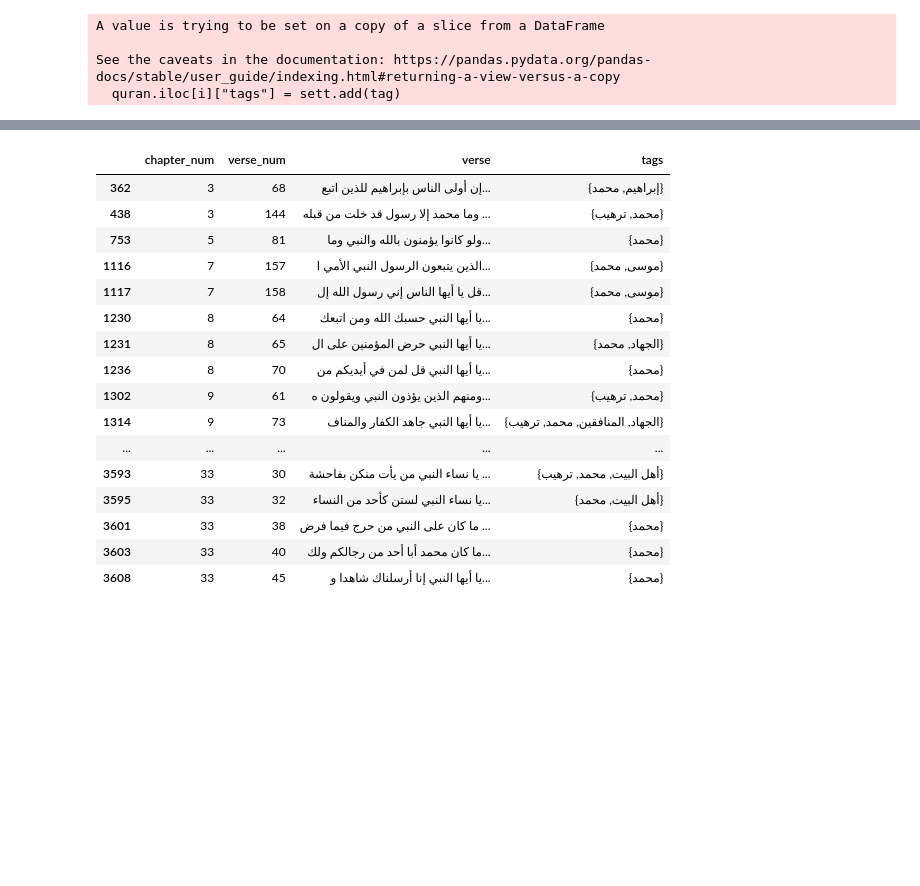
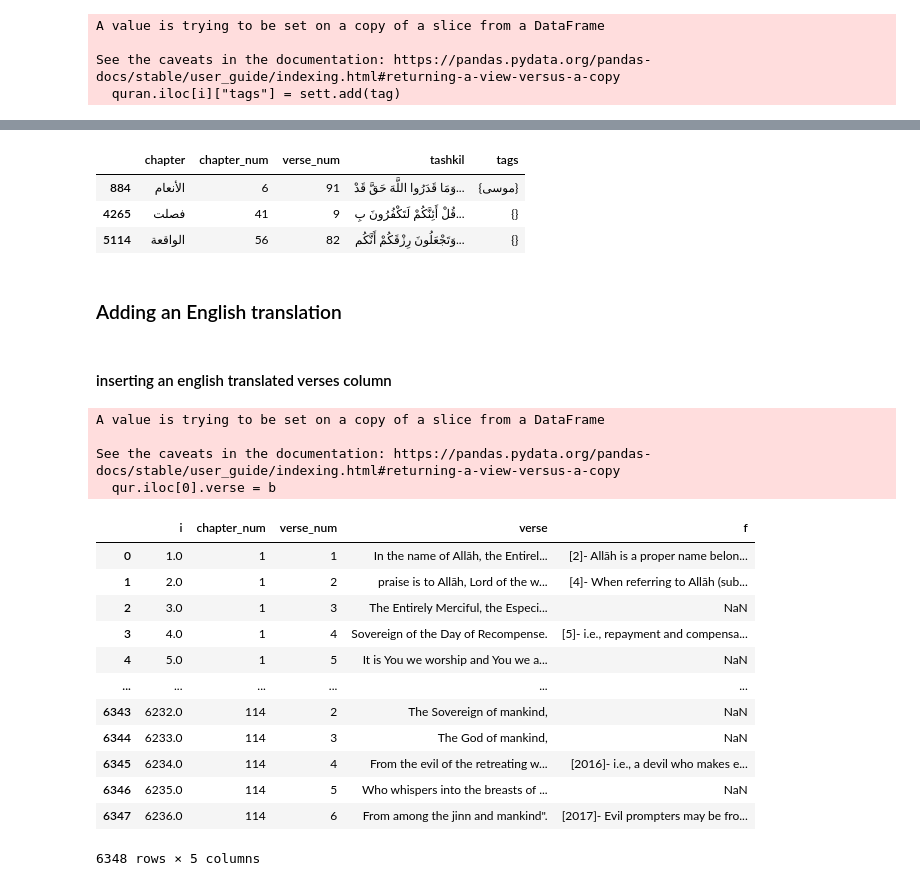
Before and after one commit to Saleh-Alabbas/search_engine_on_the_Quran, a Jupyter notebook: python/search_engine.ipynb, the cells around one changed output, grey strips where cells are left out. Drawn from its saved outputs; the diff is of its cells as text; code cells hidden in the pictures; blank space fills up the shorter version.

```diff
--- a/python/search_engine.ipynb
+++ b/python/search_engine.ipynb
@@ -412,22 +658,14 @@ def search(quran,text, stem= False):
 
     return df
-# %%
-search(quran,"محمد", stem= False).head(20)
-# %% [output]
-|  | chapter_num | verse_num | verse | tags |
-| 362 | 3 | 68 | إن أولى الناس بإبراهيم للذين اتبع... | {إبراهيم, محمد} |
-| 438 | 3 | 144 | وما محمد إلا رسول قد خلت من قبله ... | {محمد, ترهيب} |
-| 753 | 5 | 81 | ولو كانوا يؤمنون بالله والنبي وما... | {محمد} |
-| 1116 | 7 | 157 | الذين يتبعون الرسول النبي الأمي ا... | {موسى, محمد} |
-| 1117 | 7 | 158 | قل يا أيها الناس إني رسول الله إل... | {موسى, محمد} |
-| 1230 | 8 | 64 | يا أيها النبي حسبك الله ومن اتبعك... | {محمد} |
-| 1231 | 8 | 65 | يا أيها النبي حرض المؤمنين على ال... | {الجهاد, محمد} |
-| 1236 | 8 | 70 | يا أيها النبي قل لمن في أيديكم من... | {محمد} |
-| 1302 | 9 | 61 | ومنهم الذين يؤذون النبي ويقولون ه... | {محمد, ترهيب} |
-| 1314 | 9 | 73 | يا أيها النبي جاهد الكفار والمناف... | {الجهاد, المنافقين, محمد, ترهيب} |
-| ... | ... | ... | ... | ... |
-| 3593 | 33 | 30 | يا نساء النبي من يأت منكن بفاحشة ... | {أهل البيت, محمد, ترهيب} |
-| 3595 | 33 | 32 | يا نساء النبي لستن كأحد من النساء... | {أهل البيت, محمد} |
-| 3601 | 33 | 38 | ما كان على النبي من حرج فيما فرض ... | {محمد} |
-| 3603 | 33 | 40 | ما كان محمد أبا أحد من رجالكم ولك... | {محمد} |
-| 3608 | 33 | 45 | يا أيها النبي إنا أرسلناك شاهدا و... | {محمد} |
+# %%
+# test our function.
+search2(quran,"تجعلون", tashkil=True)
+# %% [output]
+|  | chapter | chapter_num | verse_num | tashkil | tags |
+| 884 | الأنعام | 6 | 91 | وَمَا قَدَرُوا اللَّهَ حَقَّ قَدْ... | {موسى} |
+| 4265 | فصلت | 41 | 9 | قُلْ أَئِنَّكُمْ لَتَكْفُرُونَ بِ... | {} |
+| 5114 | الواقعة | 56 | 82 | وَتَجْعَلُونَ رِزْقَكُمْ أَنَّكُم... | {} |
+# %% [markdown]
+### Adding an English translation
+# %% [markdown]
+#### inserting an english translated verses column
@@ -433,0 +676,34 @@ search(quran,"محمد", stem= False).head(20)
+# %%
+# adjusting our cleaning function.
+def cleaning1(english_text):
+
+    """Removes brackets, parentheses and numbers"""
+
+    english_text = re.sub("\[.*?\]","",english_text)
+    english_text = re.sub("[(0-9)]","",english_text)
+    english_text = re.sub("  "," ",english_text)
+    english_text = english_text.strip()
+
+    return english_text
+
+english["verse"] = english.verse.apply(cleaning1)
+english = add_basmalah1(english,"E")
+english
+# %% [output]
+A value is trying to be set on a copy of a slice from a DataFrame
+
+See the caveats in the documentation: https://pandas.pydata.org/pandas-docs/stable/user_guide/indexing.html#returning-a-view-versus-a-copy
+  qur.iloc[0].verse = b
+|  | i | chapter_num | verse_num | verse | f |
+| 0 | 1.0 | 1 | 1 | In the name of Allāh, the Entirel... | [2]- Allāh is a proper name belon... |
+| 1 | 2.0 | 1 | 2 | praise is to Allāh, Lord of the w... | [4]- When referring to Allāh (sub... |
+| 2 | 3.0 | 1 | 3 | The Entirely Merciful, the Especi... | NaN |
+| 3 | 4.0 | 1 | 4 | Sovereign of the Day of Recompense. | [5]- i.e., repayment and compensa... |
+| 4 | 5.0 | 1 | 5 | It is You we worship and You we a... | NaN |
+| ... | ... | ... | ... | ... | ... |
+| 6343 | 6232.0 | 114 | 2 | The Sovereign of mankind, | NaN |
+| 6344 | 6233.0 | 114 | 3 | The God of mankind, | NaN |
+| 6345 | 6234.0 | 114 | 4 | From the evil of the retreating w... | [2016]- i.e., a devil who makes e... |
+| 6346 | 6235.0 | 114 | 5 | Who whispers into the breasts of ... | NaN |
+| 6347 | 6236.0 | 114 | 6 | From among the jinn and mankind". | [2017]- Evil prompters may be fro... |
+6348 rows × 5 columns
```
Also changed, not shown: parts of 48 cells of this notebook, 12 other files.
